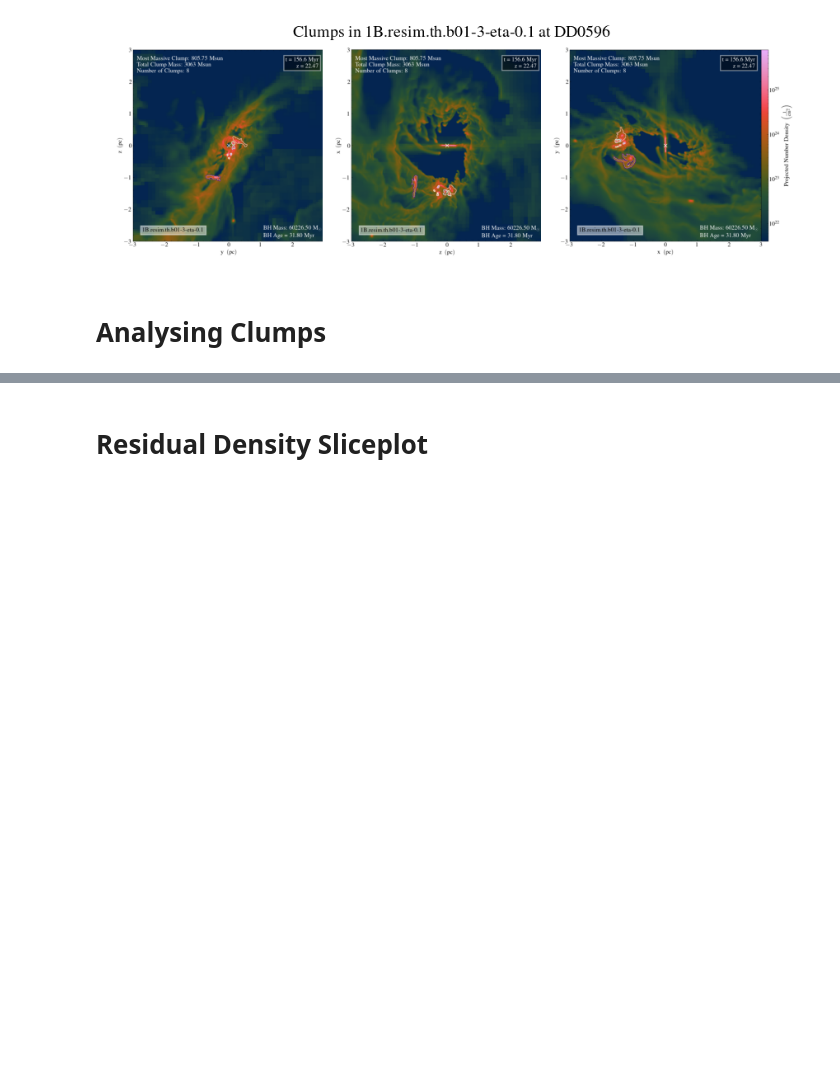
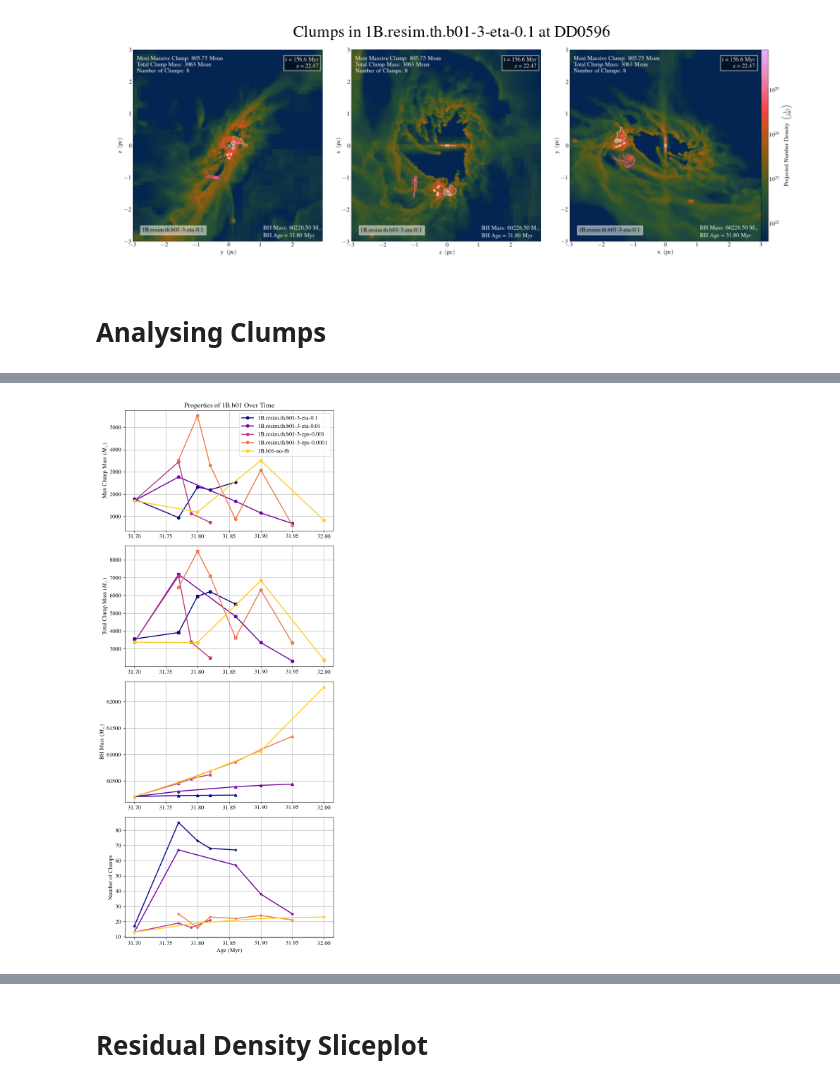
Before and after one commit to simonetgordon/smartstar_simulation_analysis, a Jupyter notebook: python_scripts/csv-data-plotting/plot_mass_growth.ipynb, the cells around one changed output, grey strips where cells are left out. Drawn from its saved outputs; the diff is of its cells as text; code cells hidden in the pictures; blank space fills up the shorter version.

```diff
--- a/python_scripts/csv-data-plotting/plot_mass_growth.ipynb
+++ b/python_scripts/csv-data-plotting/plot_mass_growth.ipynb
@@ -458,0 +429,82 @@ plt.show()
+# %%
+# Load the data from the CSV file
+df = pd.read_csv('clump_data.csv', comment='#')  # Replace 'your_data.csv' with your actual file path
+
+# Apply filters to dataframe (optional)
+df['future_bound'] = df['future_bound'].map({' True': True, ' False': False})
+df = df.round({'age_myr': 2, 'max_clump_mass': 1, 'total_clump_mass': 1, 'bh_mass':1, 'no_clumps': 0})
+filt = df[df['future_bound'] == True]  # Keep only future bound clumps
+filt = filt[filt['min_density'] == '597550.0448162535']
+
+# Sort the DataFrame by 'age_myr' to ensure the plots are in chronological order
+filt = filt.sort_values('age_myr')
+
+# Unique simulations and BH Age values for grouping
+# Replace "1B.RSb01-2" with "1B.b01-no-fb"
+filt['simulation'] = filt['simulation'].replace("1B.RSb01-2", "1B.b01-no-fb")
+simulations = filt['simulation'].unique()
+# Define a custom order for the simulations
+custom_order = ['1B.resim.th.b01-3-eta-0.1', '1B.resim.th.b01-3-eta-0.01',
+                '1B.resim.th.b01-3-eps-0.001', '1B.resim.th.b01-3-eps-0.0001', '1B.b01-no-fb']  # Replace with your desired order
+
+# Ensure that the custom order includes all simulations
+if set(custom_order) != set(simulations):
+    raise ValueError("Custom order must include all simulations")
+
+simulations = custom_order
+ages = filt['age_myr'].unique()
+properties = ["max_clump_mass", "total_clump_mass", "bh_mass", "no_clumps"]
+
+# Generate a color for each simulation using the colormap
+color_map = plt.cm.plasma
+colors = color_map(np.linspace(0, 0.90, len(simulations)))
+simulation_colors = {simulation: color for simulation, color in zip(simulations, colors)}
+
+# Create subplots - one for each property
+fig, axs = plt.subplots(len(properties), 1, figsize=(7, 4 * len(properties)))
+
+# Create a dictionary to store whether the legend label has been added for each simulation
+added_legend = {simulation: False for simulation in simulations}
+
+# Iterate over properties to create each subplot
+for i, property in enumerate(properties):
+    # Iterate over simulations
+    for simulation in simulations:
+        # Filter the data for each simulation
+        data = filt[filt['simulation'] == simulation]
+        # Get the color for the current simulation
+        color = simulation_colors[simulation]
+        # Check if there is data to plot
+        if not data.empty:
+            # Plot the data for the current simulation with markers and lines
+            marker = 'o' if i == 0 else 's' if i == 1 else '^' if i == 2 else '*'
+            axs[i].plot(data['age_myr'], data[property], marker=marker, linestyle='-', color=color, label=simulation if not added_legend[simulation] else "_nolegend_")
+            # Add the simulation to the legend only if it hasn't been added before
+            if not added_legend[simulation]:
+                added_legend[simulation] = True
+
+
+# Plot max_clump_mass over age_myr
+axs[0].set_ylabel('Max Clump Mass ($M_\odot$)')
+axs[0].set_title('Properties of 1B.b01 Over Time')
+axs[0].legend()
+
+# Plot total_clump_mass over age_myr
+axs[1].set_ylabel('Total Clump Mass ($M_\odot$)')
+
+# Plot bh_mass over age_myr
+axs[2].set_ylabel('BH Mass ($M_\odot$)')
+
+# Plot no_clumps over age_myr
+axs[3].set_ylabel('Number of Clumps')
+axs[-1].set_xlabel('Age (Myr)')
+
+# Optional: Add grid to each subplot for better readability
+for ax in axs:
+    ax.grid(True)
+
+plt.tight_layout()
+plt.show()
+print("")
+# %% [output]
+[figure, added]
```
Also changed, not shown: parts of 14 cells of this notebook.
